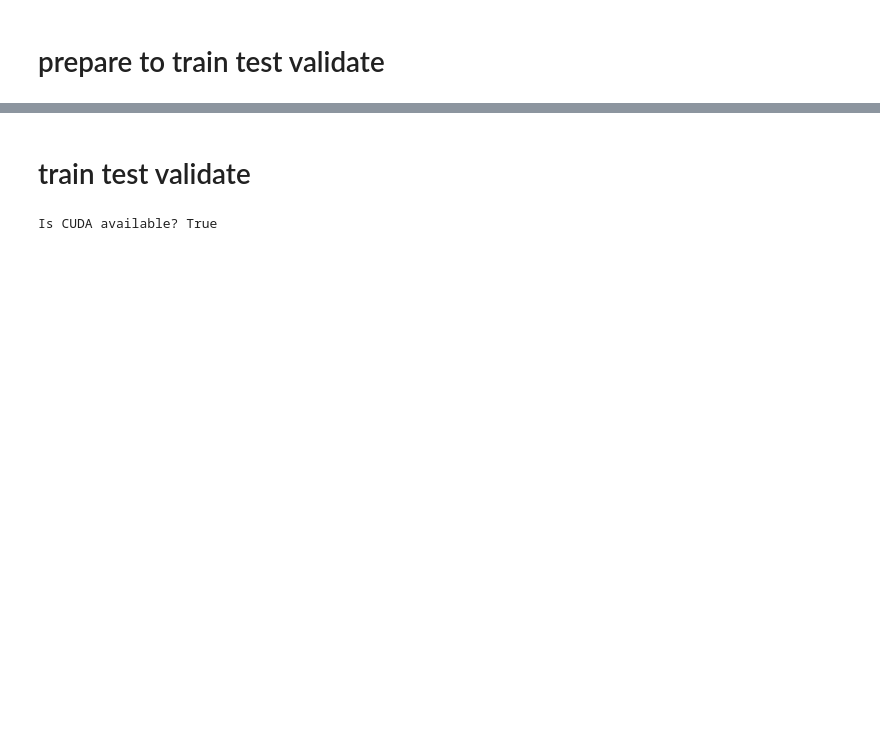
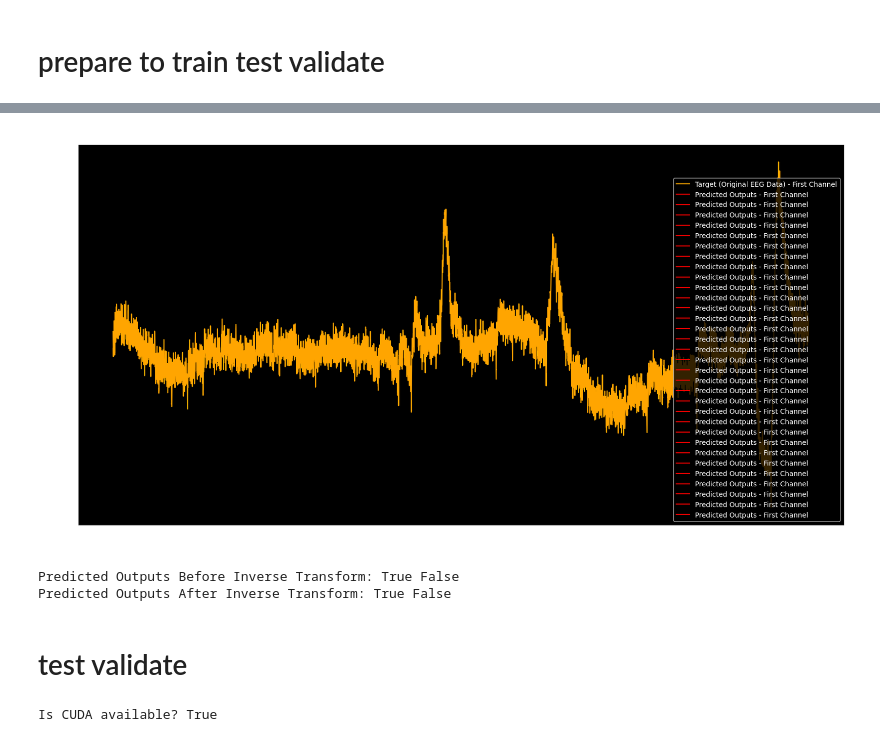
Before and after one commit to Metaverse-Crowdsource/Complete-Neural-Signal-Analysis, a Jupyter notebook: Neural Net.ipynb, the cells around one changed output, grey strips where cells are left out. Cells and saved outputs as stored; diff of their text form; code cells hidden in the pictures; blank space fills up the shorter version.

```diff
--- a/Neural Net.ipynb
+++ b/Neural Net.ipynb
@@ -961,0 +1374,34 @@ test_loader = DataLoader(test_dataset, batch_size=batch_size, shuffle=False)
+# %%
+import matplotlib.pyplot as plt
+
+# Assuming `eeg_data` and `predicted_outputs_original_scale` are numpy arrays
+# Also, we'll plot only the first channel (column) for demonstration.
+
+# Configure Matplotlib to have a black background
+plt.rcParams['axes.facecolor'] = 'black'
+plt.rcParams['text.color'] = 'white'
+plt.rcParams['axes.labelcolor'] = 'white'
+plt.rcParams['xtick.color'] = 'white'
+plt.rcParams['ytick.color'] = 'white'
+
+# Create a figure
+plt.figure(figsize=(30, 10))
+
+# Plot first 10,000 datapoints of original EEG data for the first channel
+plt.plot(eeg_data[:10000, 0], label='Target (Original EEG Data) - First Channel', color='orange')
+
+# Plot first 10,000 datapoints of predicted outputs for the first channel
+plt.plot(predicted_outputs_original_scale[:10000, 0], label='Predicted Outputs - First Channel', color='red')
+
+# Add axis labels and title
+plt.xlabel('Time')
+plt.ylabel('EEG Scale')
+plt.title('EEG Data and Predicted Outputs')
+
+# Add a legend
+plt.legend()
+
+# Show the plot
+plt.show()
+# %% [output]
+[figure, added]
@@ -962,3 +1410,9 @@ test_loader = DataLoader(test_dataset, batch_size=batch_size, shuffle=False)
+# %%
+print("Predicted Outputs Before Inverse Transform:", np.isnan(predicted_outputs_2D).any(), np.isinf(predicted_outputs_2D).any())
+print("Predicted Outputs After Inverse Transform:", np.isnan(predicted_outputs_original_scale_2D).any(), np.isinf(predicted_outputs_original_scale_2D).any())
+# %% [output]
+Predicted Outputs Before Inverse Transform: True False
+Predicted Outputs After Inverse Transform: True False
 # %% [markdown]
-# train test validate
+# test validate
 # %%
```
Also changed, not shown: parts of 25 cells of this notebook, 2 other files.
